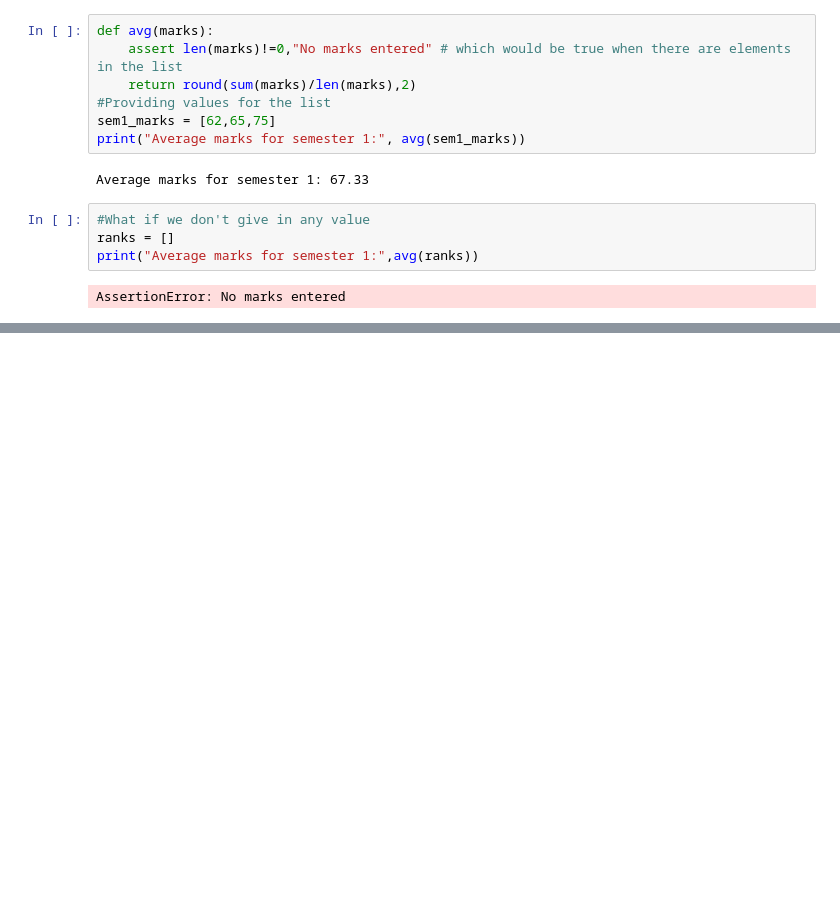
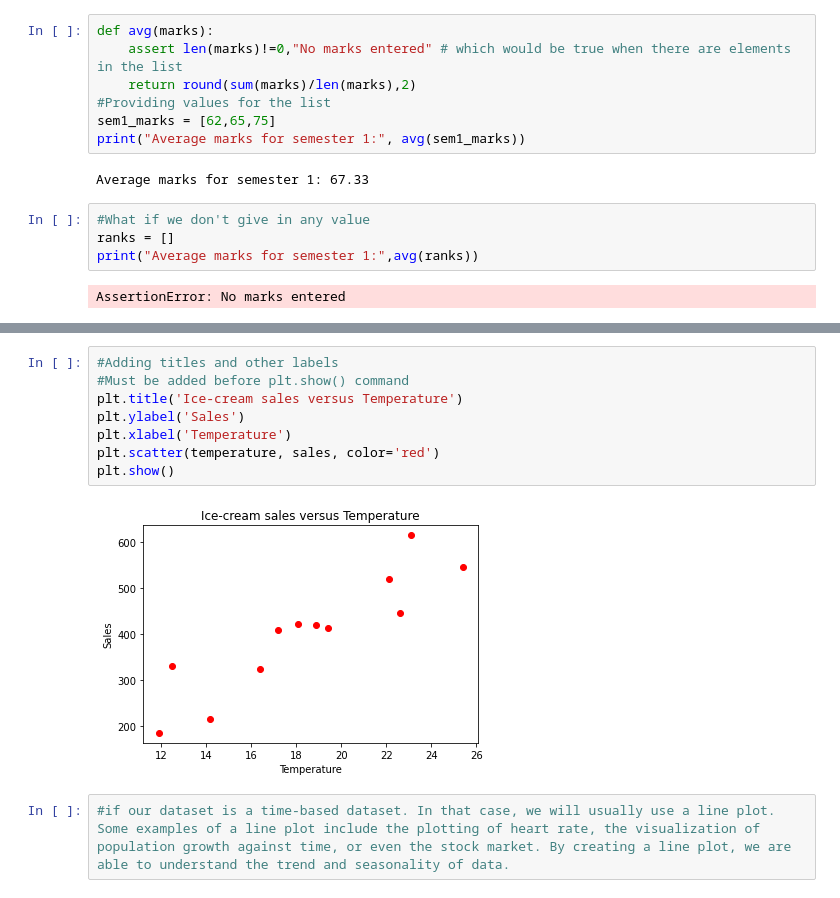
Before and after one commit to codermohit/PacktPub_Python_Workshop, a Jupyter notebook: notes.ipynb, the cells around one changed output, grey strips where cells are left out. Drawn from its saved outputs; the diff is of its cells as text; blank space fills up the shorter version.

```diff
--- a/notes.ipynb
+++ b/notes.ipynb
@@ -1728,0 +1729,12 @@ ModuleNotFoundError: No module named 'matplotlib'
+# %%
+#Adding titles and other labels
+#Must be added before plt.show() command
+plt.title('Ice-cream sales versus Temperature')
+plt.ylabel('Sales')
+plt.xlabel('Temperature')
+plt.scatter(temperature, sales, color='red')
+plt.show()
+# %% [output]
+[figure, added]
+# %%
+#if our dataset is a time-based dataset. In that case, we will usually use a line plot. Some examples of a line plot include the plotting of heart rate, the visualization of population growth against time, or even the stock market. By creating a line plot, we are able to understand the trend and seasonality of data.
```
Also changed, not shown: parts of 6 cells of this notebook.
